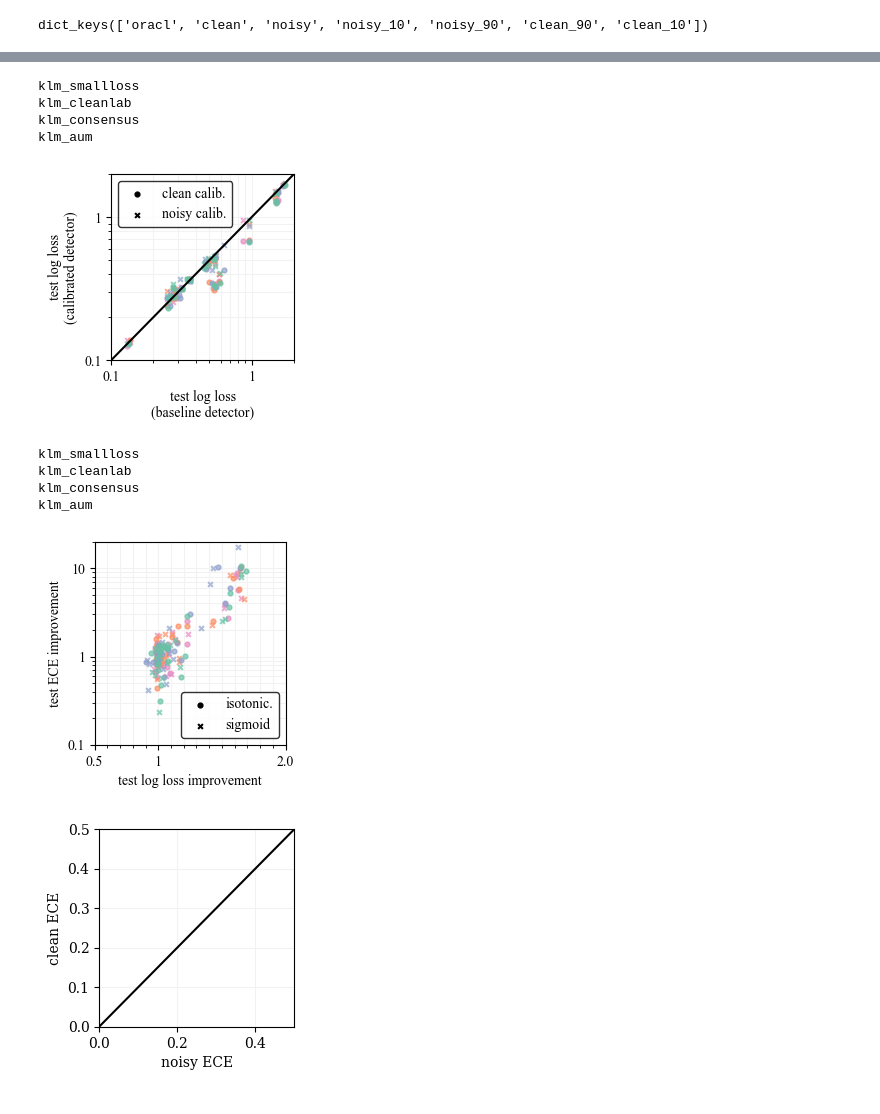
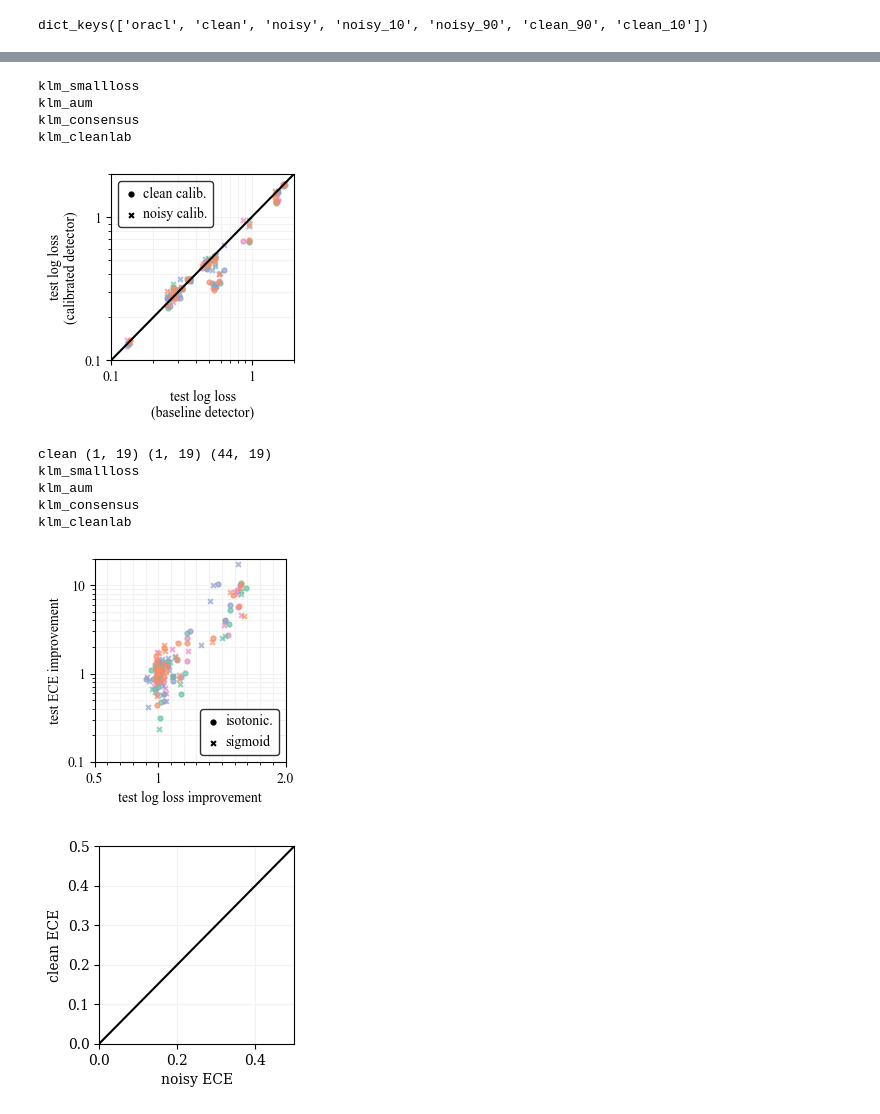
Before and after one commit to Orange-OpenSource/mislabeled-benchmark, a Jupyter notebook: analysis_calib.ipynb, the cells around one changed output, grey strips where cells are left out. Saved outputs shown, nothing was run; the diff lists cells and outputs as text; code cells hidden in the pictures.

Commit message:
init new calibrated baseline

```diff
--- a/analysis_calib.ipynb
+++ b/analysis_calib.ipynb
@@ -1011,6 +1015,7 @@ for k, r in results_cv.items():
         title="% of val. use for calib.",
         title_fontsize=9,
         edgecolor="black",
+        columnspacing=0.8
     )
 
     # noise_str = "NCAR" if prefix.split("/")[0] == "noise" else "NNAR"
@@ -1061,13 +1066,19 @@ def plot_perf_clean_vs_noisy_calib(suffix, k, exp_alt):
 
     for detector in set(detectors) - set(baselines) - set(["random"]):
 
-        if "adjusted" in detector or "calibrated" in detector or "nois" in detector or "gb" in detector or "forget" in detector:
+        if (
+            "adjusted" in detector
+            or "isotonic" in detector
+            or "sigmoid" in detector
+            or "nois" in detector
+            or "gb" in detector
+            or "forget" in detector
+        ):
             continue
-
         print(detector)
 
-        perf_noise = logl_cv_weak.loc[logl_cv_weak.index == f"{detector}_noisy"]
-        perf_clean = logl_cv_weak.loc[logl_cv_weak.index == detector]
+        perf_noise = logl_cv_weak.loc[logl_cv_weak.index == f"{detector}_isotonic_noisy_0.2"]
+        perf_clean = logl_cv_weak.loc[logl_cv_weak.index == f"{detector}_isotonic_0.2"]
 
         if perf_noise.shape != perf_clean.shape:
             return None
@@ -1168,51 +1182,49 @@ def plot_perf_clean_vs_noisy_calib(suffix, k, exp_alt):
     xy_max = max(xlims[1], ylims[1])
 
     plt.plot([0.1, 2], [0.1, 2], color="black")
     plt.xlabel("test log loss\n(baseline detector)")
     plt.ylabel("test log loss\n(calibrated detector)")
 
     custom_grid(plt.gca())
     plt.xlim(1e-1, 2)
     plt.ylim(1e-1, 2)
     plt.xscale("log")
     plt.yscale("log")
 
     plt.xticks(np.append(np.arange(0.1, 1, 0.1), 2), [], minor=True)
     plt.yticks(np.append(np.arange(0.1, 1, 0.1), 2), [], minor=True)
     plt.xticks([0.1, 1], [0.1, 1], minor=False)
     plt.yticks([0.1, 1], [0.1, 1], minor=False)
     # plt.grid()
     plt.scatter([], [], color="black", label="clean calib.", s=12)
     plt.scatter([], [], color="black", label="noisy calib.", marker="x", s=12)
-    plt.legend(edgecolor="black")
+    plt.legend(edgecolor="black", handletextpad=0.4, handlelength=1)
 
-    tf.savefig(
-        f"figures/perf_clean_vs_noisy_calib/{exp_alt}{suffix.replace('/', '_')}"
-    )
+    tf.savefig(f"figures/perf_clean_vs_noisy_calib/{exp_alt}{suffix.replace('/', '_')}")
     plt.show()
 
 
 if not os.path.exists("figures/perf_clean_vs_noisy_calib"):
     os.mkdir("figures/perf_clean_vs_noisy_calib")
 
 plot_perf_clean_vs_noisy_calib(suffix="/klm", k="clean", exp_alt="allclass")
 # %% [output]
 klm_smallloss
+klm_aum
+klm_consensus
 klm_cleanlab
-klm_consensus
-klm_aum
-[figure, old version]
+[figure, new version]
 # %%
 import re
 
 
 def plot_improv_ece_improv_detect(prefix, k, exp_alt):
     mapping = {"oracl": "test", "clean": "val", "noisy": "noisy_val"}
-    # best_model = (
-    #     all_results[exp_alt][prefix]
-    #     .groupby(["dataset_name", "detector_name"])[f"logl_{mapping[k]}"]
-    #     .idxmin()
-    # )
+    best_model = (
+        all_results[exp_alt][prefix]
+        .groupby(["dataset_name", "detector_name"])[f"logl_{mapping[k]}"]
+        .idxmin()
+    )
 
     # results_cv = all_results_cv[exp_alt][prefix][metric]
     logl_cv = all_val_cv[exp_alt][prefix][metric]
@@ -1313,7 +1325,7 @@ def plot_improv_ece_improv_detect(prefix, k, exp_alt):
     plt.xticks(np.arange(0.5, 2, 0.1), [], minor=True)
     plt.xticks([0.5, 1, 2.0], [0.5, 1, 2.0], minor=False)
 
-    plt.legend(loc="lower right", edgecolor="black")
+    plt.legend(loc="lower right", edgecolor="black", handletextpad=0.4, handlelength=1)
 
     tf.savefig(f"figures/improv_ece_improv_detect/{exp_alt}_{prefix.replace('/', '_')}")
     plt.show()
@@ -1324,11 +1336,12 @@ if not os.path.exists("figures/improv_ece_improv_detect"):
 
 plot_improv_ece_improv_detect(prefix="weak/klm", k="clean", exp_alt="allclass")
 # %% [output]
+clean (1, 19) (1, 19) (44, 19)
 klm_smallloss
+klm_aum
+klm_consensus
 klm_cleanlab
-klm_consensus
-klm_aum
-[figure, old version]
+[figure, new version]
 # %%
 def plot_calib_noisy_clean(prefix, k, exp_alt):
 
```
Also changed, not shown: parts of 10 cells of this notebook, 3 other files.
